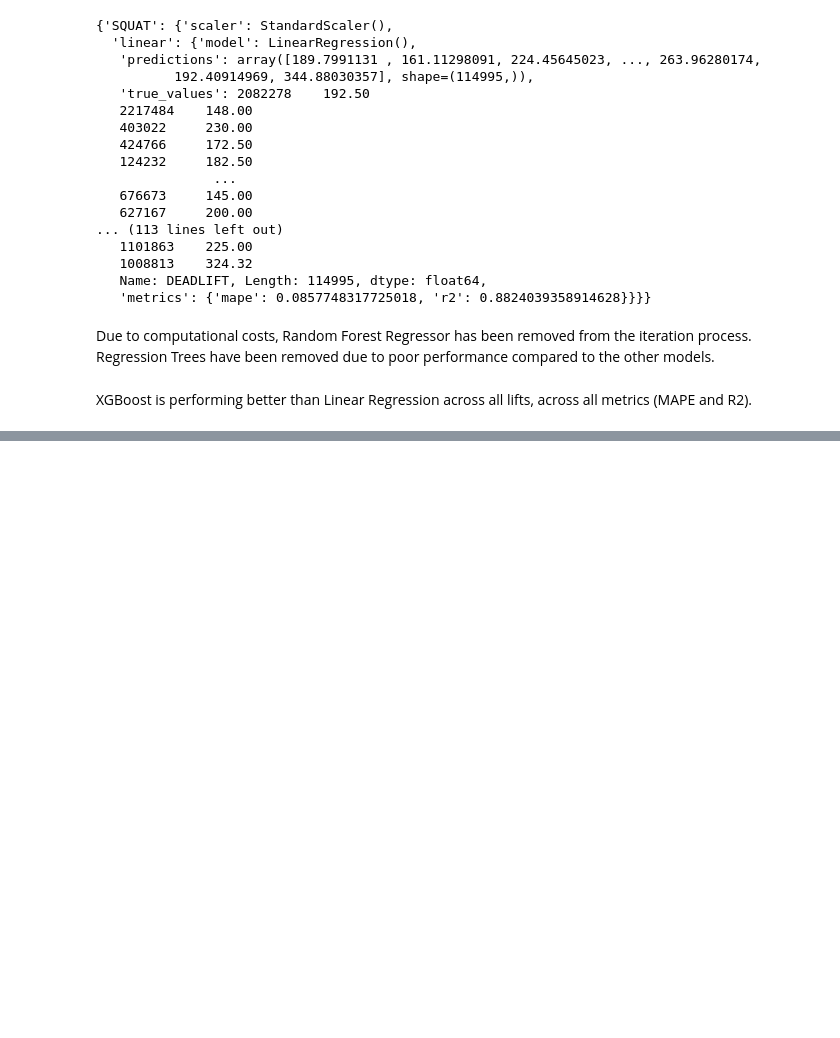
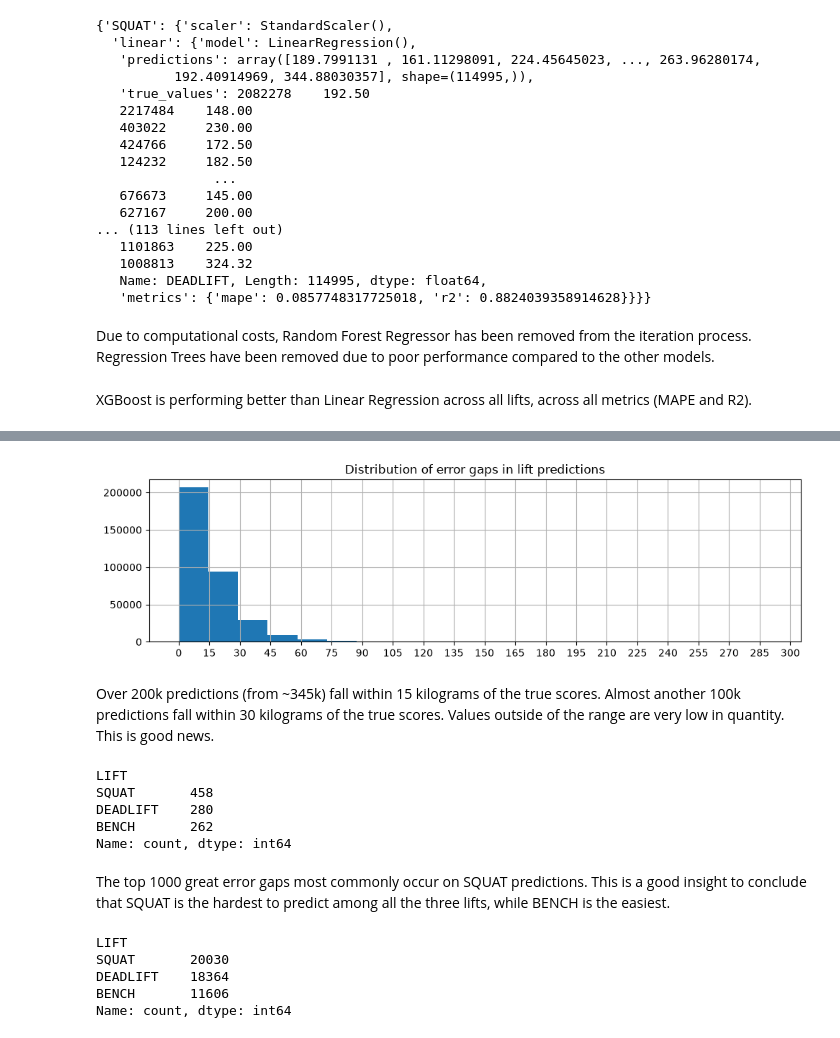
Before and after one commit to Tahsin-T-Ahmed/powerlift-predictor-ai, a Jupyter notebook: analysis.ipynb, the cells around one changed output, grey strips where cells are left out. Drawn from its saved outputs; the diff is of its cells as text; code cells hidden in the pictures; blank space fills up the shorter version.

Commit message:
MODEL EVALUATION: analyzed errors, gaps. noted findings, plotted graphs and illustrations

```diff
--- a/analysis.ipynb
+++ b/analysis.ipynb
@@ -1012,0 +1015,26 @@ XGBoost is performing better than Linear Regression across all lifts, across all
+# %%
+# CONSTRUCTING DATAFRAME FOR ERROR-ANALYSIS
+
+errors_df = pd.DataFrame({
+    "LIFT": [],
+    "TRUE": [],
+    "PRED": []
+})
+
+for lift in lifts:
+    errors_df = pd.concat(
+        [
+            errors_df,
+            pd.DataFrame({
+                "LIFT": lift,
+                "TRUE": models[lift]["xgb"]["true_values"],
+                "PRED": models[lift]["xgb"]["predictions"]
+            })
+        ],
+        axis = 0
+    )
+
+errors_df["DIFF"] = errors_df["PRED"] - errors_df["TRUE"]
+errors_df["GAP"] = errors_df["DIFF"].abs()
+
+errors_df
@@ -1012,0 +1055,38 @@ XGBoost is performing better than Linear Regression across all lifts, across all
+# %%
+# ERROR VISUALIZATION: DISTRBUTION OF GAPS
+
+plt.figure(figsize=(10, 3))
+plt.title("Distribution of error gaps in lift predictions")
+parts = 20
+plt.hist(
+    errors_df["GAP"],
+    bins = parts
+)
+plt.grid()
+plt.xticks(np.arange(0, 300 + 300/parts, 300/parts))
+plt.tight_layout()
+plt.show()
+# %% [output]
+[figure, added]
+# %% [markdown]
+Over 200k predictions (from ~345k) fall within 15 kilograms of the true scores. Almost another 100k predictions fall within 30 kilograms of the true scores. Values outside of the range are very low in quantity. This is good news.
+# %%
+top_gaps = errors_df.sort_values(by="GAP", ascending=False)
+
+top_gaps[:1000]["LIFT"].value_counts()
+# %% [output]
+LIFT
+SQUAT       458
+DEADLIFT    280
+BENCH       262
+Name: count, dtype: int64
+# %% [markdown]
+The top 1000 great error gaps most commonly occur on SQUAT predictions. This is a good insight to conclude that SQUAT is the hardest to predict among all the three lifts, while BENCH is the easiest.
+# %%
+top_gaps[:50000]["LIFT"].value_counts()
+# %% [output]
+LIFT
+SQUAT       20030
+DEADLIFT    18364
+BENCH       11606
+Name: count, dtype: int64
```
Also changed, not shown: parts of 8 cells of this notebook.
